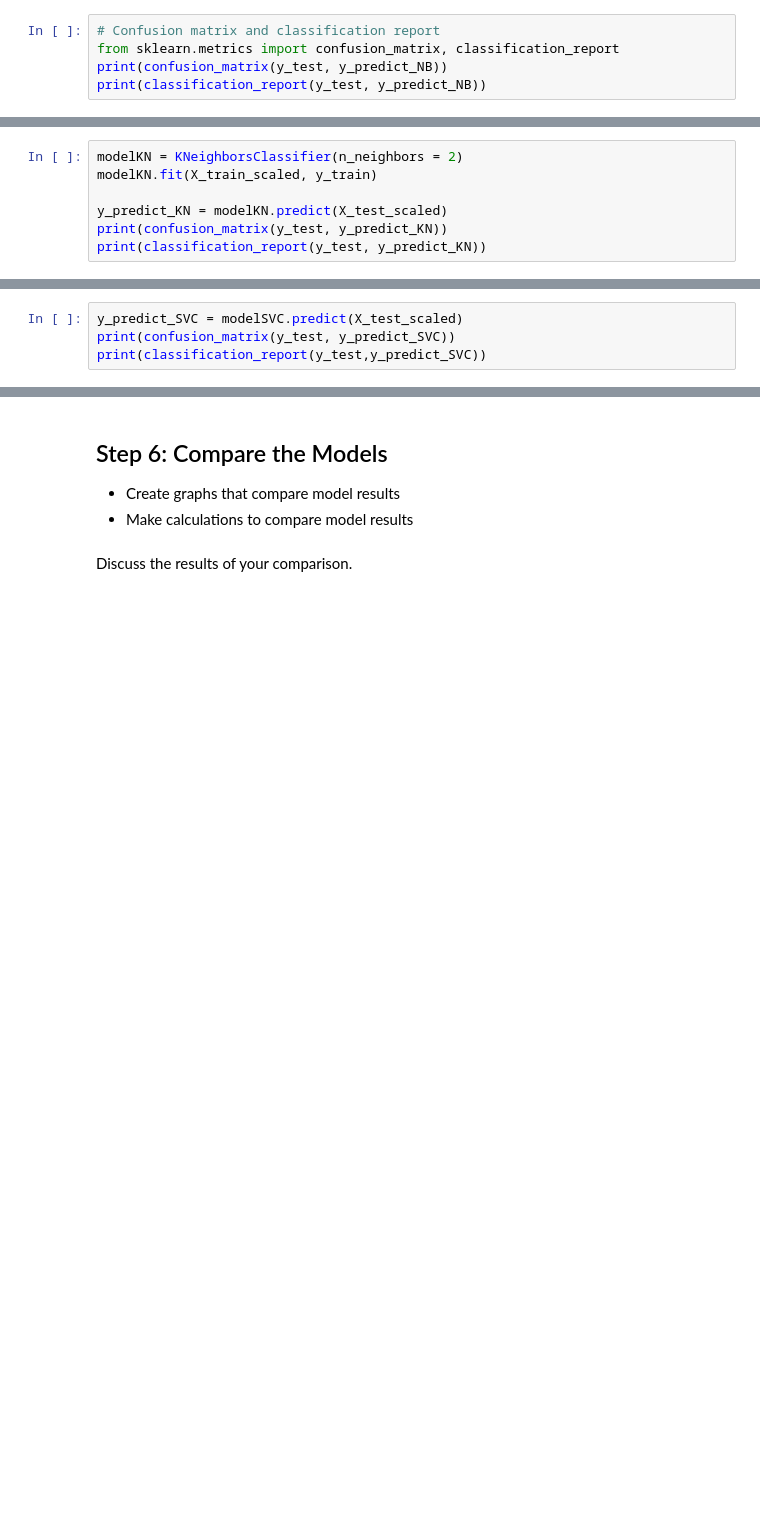
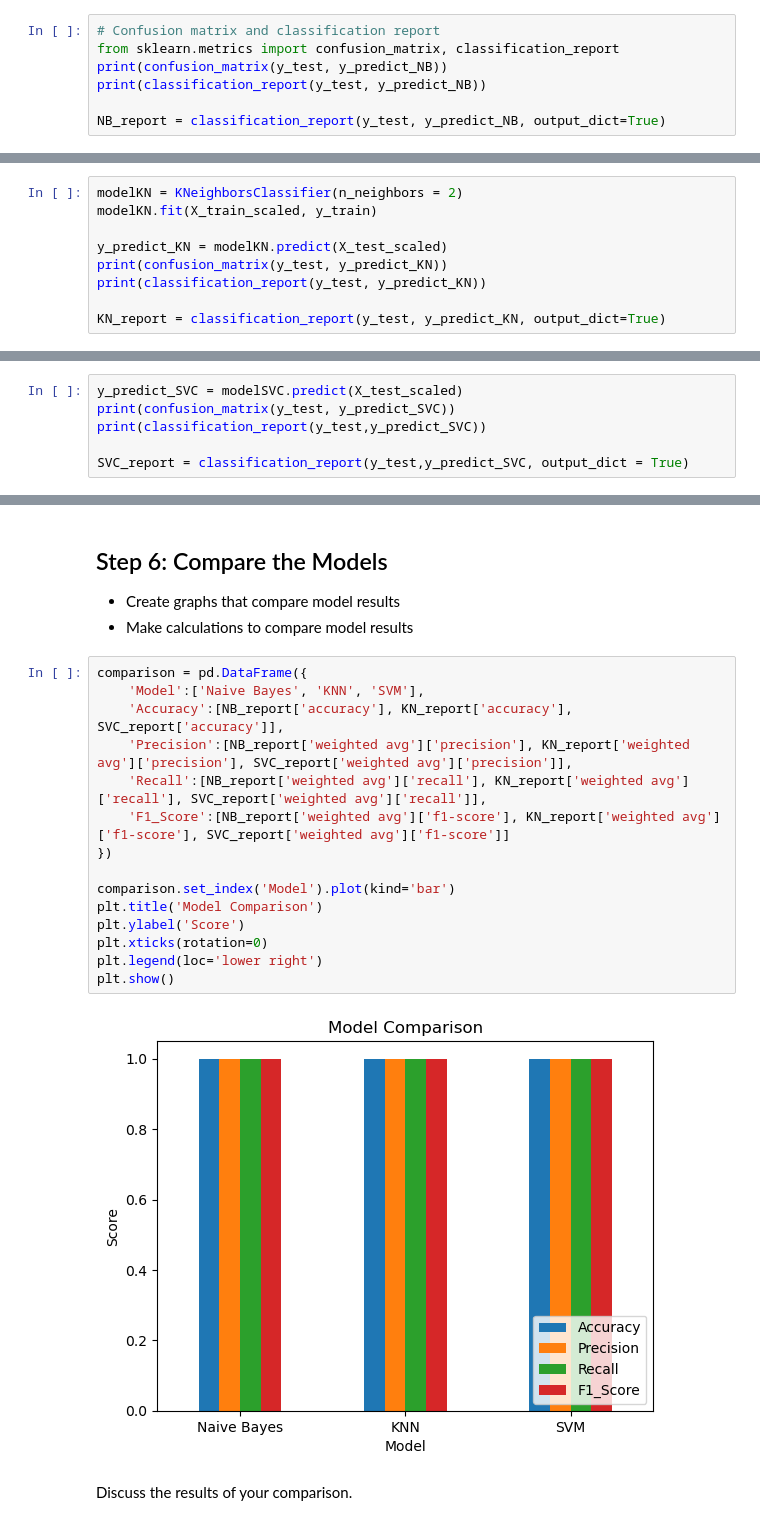
Before and after one commit to SnowSE/project-classification-1-super_awesome_team, a Jupyter notebook: notebooks/spam_classification.ipynb, the cells around one changed output, grey strips where cells are left out. Drawn from its saved outputs; the diff is of its cells as text; blank space fills up the shorter version.

```diff
--- a/notebooks/spam_classification.ipynb
+++ b/notebooks/spam_classification.ipynb
@@ -130,6 +130,8 @@ Display your confusion matrix and your classification report.
 from sklearn.metrics import confusion_matrix, classification_report
 print(confusion_matrix(y_test, y_predict_NB))
 print(classification_report(y_test, y_predict_NB))
+
+NB_report = classification_report(y_test, y_predict_NB, output_dict=True)
 # %% [output]
 [[180   0]
  [  0 120]]
@@ -176,6 +178,8 @@ modelKN.fit(X_train_scaled, y_train)
 y_predict_KN = modelKN.predict(X_test_scaled)
 print(confusion_matrix(y_test, y_predict_KN))
 print(classification_report(y_test, y_predict_KN))
+
+KN_report = classification_report(y_test, y_predict_KN, output_dict=True)
 # %% [output]
 [[180   0]
  [  0 120]]
@@ -213,6 +208,8 @@ Display your confusion matrix and your classification report.
 y_predict_SVC = modelSVC.predict(X_test_scaled)
 print(confusion_matrix(y_test, y_predict_SVC))
 print(classification_report(y_test,y_predict_SVC))
+
+SVC_report = classification_report(y_test,y_predict_SVC, output_dict = True)
 # %% [output]
 [[180   0]
  [  0 120]]
@@ -228,5 +225,22 @@ weighted avg       1.00      1.00      1.00       300
 ## Step 6: Compare the Models
 * Create graphs that compare model results
 * Make calculations to compare model results
+# %%
+comparison = pd.DataFrame({
+    'Model':['Naive Bayes', 'KNN', 'SVM'],
+    'Accuracy':[NB_report['accuracy'], KN_report['accuracy'], SVC_report['accuracy']],
+    'Precision':[NB_report['weighted avg']['precision'], KN_report['weighted avg']['precision'], SVC_report['weighted avg']['precision']],
+    'Recall':[NB_report['weighted avg']['recall'], KN_report['weighted avg']['recall'], SVC_report['weighted avg']['recall']],
+    'F1_Score':[NB_report['weighted avg']['f1-score'], KN_report['weighted avg']['f1-score'], SVC_report['weighted avg']['f1-score']]
+})
+
+comparison.set_index('Model').plot(kind='bar')
+plt.title('Model Comparison')
+plt.ylabel('Score')
+plt.xticks(rotation=0)
+plt.legend(loc='lower right')
+plt.show()
+# %% [output]
+[figure, added]
 # %% [markdown]
 Discuss the results of your comparison.
```
Also changed, not shown: parts of 4 cells of this notebook.
